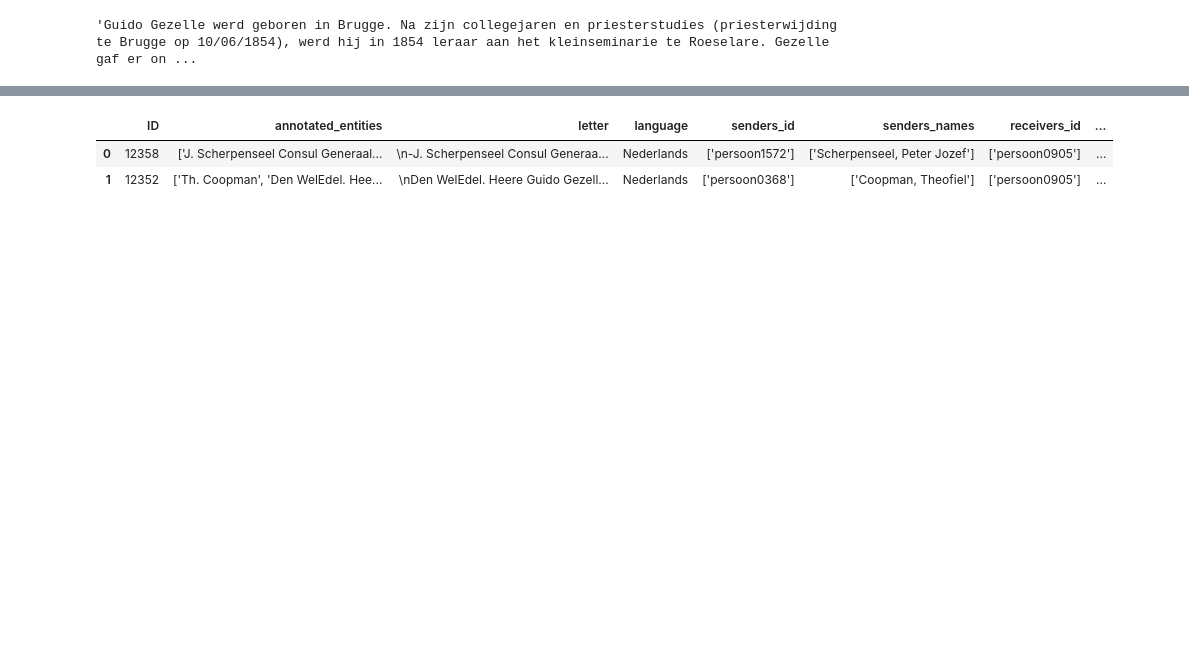
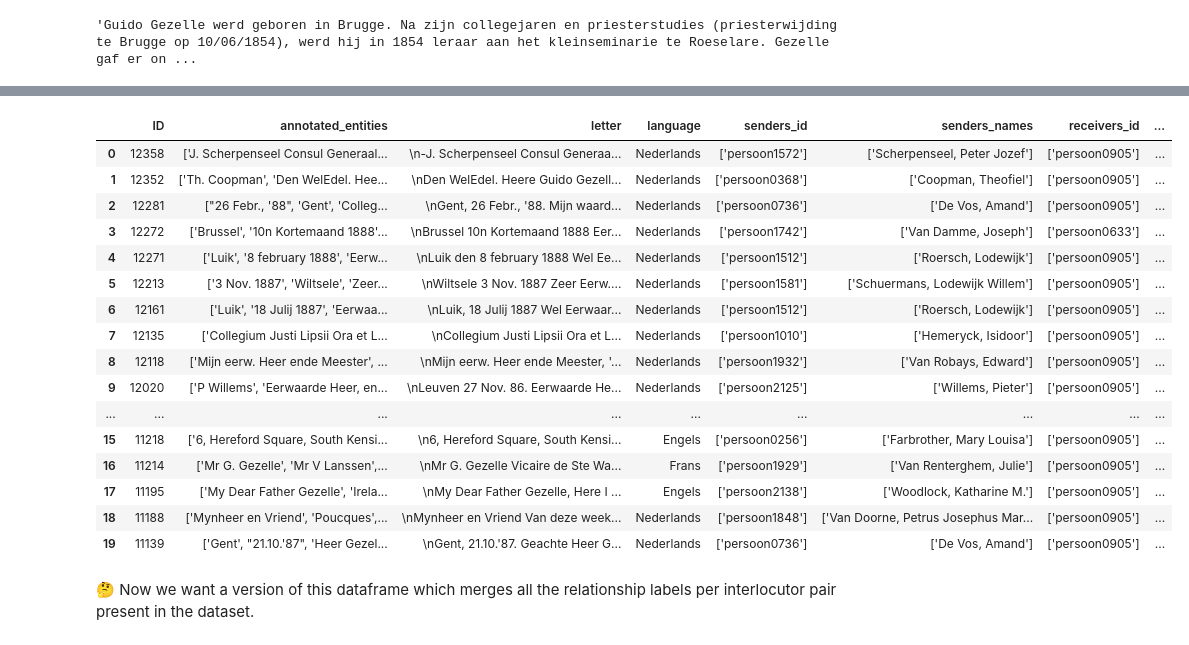
Before and after one commit to GhentCDH/CLSinfra, a Jupyter notebook: Notebooks/REX_with_RAG.ipynb, the cells around one changed output, grey strips where cells are left out. Cells and saved outputs as stored; diff of their text form; code cells hidden in the pictures; blank space fills up the shorter version.

```diff
--- a/Notebooks/REX_with_RAG.ipynb
+++ b/Notebooks/REX_with_RAG.ipynb
@@ -182,7 +196,7 @@ chroma_client = chromadb.Client()
 # %%
 # we want our data to be stored locally
 client = chromadb.PersistentClient(
-    path="/content/vdb/"
+    path="/content/vdb_Gezelle/"
     )
 # %%
 openai_ef = embedding_functions.OpenAIEmbeddingFunction(
@@ -263,4 +316,4 @@ In this section, we'll launch a prompt to gpt-4o to extract relationships from a
 # %%
 #load in collection using Chroma
-x = client.get_collection(name="Gezelle_vdb", embedding_function=openai_ef)
+collection = client.get_collection(name="Gezelle_vdb", embedding_function=openai_ef)
 # %%
@@ -450,4 +494,38 @@ class LetterRelationshipExtractor:
         df['relationships'] = relationships
         df['explanations'] = explanations
         df['extracted_metadata'] = extracted_metadatas
+
         return df
+
+
+    def merge_relationships_by_pair(self, df, sender_col, receiver_col):
+        """
+        Merges relationship labels for rows with the same sender-receiver pair.
+
+        :param df: The dataframe containing letters and relationships.
+        :param sender_col: Column name for the sender's name.
+        :param receiver_col: Column name for the receiver's name.
+        :return: A new dataframe with merged relationships for the same sender-receiver pairs.
+        """
+        # Group by sender-receiver pairs and concatenate relationship labels
+        df['sender_receiver_pair'] = df.apply(lambda row: (row[sender_col], row[receiver_col]), axis=1)
+
+        merged_df = (
+            df.groupby('sender_receiver_pair')
+            .agg({
+                'relationships': lambda x: list(set(rel for sublist in x for rel in sublist)),
+                'explanations': lambda x: list(set(exp for sublist in x for exp in sublist)),
+                'extracted_metadata': lambda x: list(set(exp for sublist in x for exp in sublist)),
+                'relationship_labels': 'first',
+                'senders_id': 'first',
+                'receivers_id': 'first'
+            })
+            .assign(letter_count=lambda x: x.index.map(lambda pair: df['sender_receiver_pair'].tolist().count(pair)))
+            .reset_index()
+        )
+
+        # Split sender and receiver back into separate columns
+        merged_df[['sender', 'receiver']] = pd.DataFrame(merged_df['sender_receiver_pair'].tolist(), index=merged_df.index)
+        merged_df.drop(columns=['sender_receiver_pair'], inplace=True)
+
+        return merged_df
@@ -480,6 +563,22 @@ test_df = extractor.process_dataframe(letters_sub, "letter", "senders_names", "r
-# %%
-test_df
-# %% [output]
-|  | ID | annotated_entities | letter | language | senders_id | senders_names | receivers_id | ... |
-| 0 | 12358 | ['J. Scherpenseel Consul Generaal... | \n-J. Scherpenseel Consul Generaa... | Nederlands | ['persoon1572'] | ['Scherpenseel, Peter Jozef'] | ['persoon0905'] | ... |
-| 1 | 12352 | ['Th. Coopman', 'Den WelEdel. Hee... | \nDen WelEdel. Heere Guido Gezell... | Nederlands | ['persoon0368'] | ['Coopman, Theofiel'] | ['persoon0905'] | ... |
+# %%
+results_df
+# %% [output]
+|  | ID | annotated_entities | letter | language | senders_id | senders_names | receivers_id | ... |
+| 0 | 12358 | ['J. Scherpenseel Consul Generaal... | \n-J. Scherpenseel Consul Generaa... | Nederlands | ['persoon1572'] | ['Scherpenseel, Peter Jozef'] | ['persoon0905'] | ... |
+| 1 | 12352 | ['Th. Coopman', 'Den WelEdel. Hee... | \nDen WelEdel. Heere Guido Gezell... | Nederlands | ['persoon0368'] | ['Coopman, Theofiel'] | ['persoon0905'] | ... |
+| 2 | 12281 | ["26 Febr., '88", 'Gent', 'Colleg... | \nGent, 26 Febr., '88. Mijn waard... | Nederlands | ['persoon0736'] | ['De Vos, Amand'] | ['persoon0905'] | ... |
+| 3 | 12272 | ['Brussel', '10n Kortemaand 1888'... | \nBrussel 10n Kortemaand 1888 Eer... | Nederlands | ['persoon1742'] | ['Van Damme, Joseph'] | ['persoon0633'] | ... |
+| 4 | 12271 | ['Luik', '8 february 1888', 'Eerw... | \nLuik den 8 february 1888 Wel Ee... | Nederlands | ['persoon1512'] | ['Roersch, Lodewijk'] | ['persoon0905'] | ... |
+| 5 | 12213 | ['3 Nov. 1887', 'Wiltsele', 'Zeer... | \nWiltsele 3 Nov. 1887 Zeer Eerw.... | Nederlands | ['persoon1581'] | ['Schuermans, Lodewijk Willem'] | ['persoon0905'] | ... |
+| 6 | 12161 | ['Luik', '18 Julij 1887', 'Eerwaa... | \nLuik, 18 Julij 1887 Wel Eerwaar... | Nederlands | ['persoon1512'] | ['Roersch, Lodewijk'] | ['persoon0905'] | ... |
+| 7 | 12135 | ['Collegium Justi Lipsii Ora et L... | \nCollegium Justi Lipsii Ora et L... | Nederlands | ['persoon1010'] | ['Hemeryck, Isidoor'] | ['persoon0905'] | ... |
+| 8 | 12118 | ['Mijn eerw. Heer ende Meester', ... | \nMijn eerw. Heer ende Meester, '... | Nederlands | ['persoon1932'] | ['Van Robays, Edward'] | ['persoon0905'] | ... |
+| 9 | 12020 | ['P Willems', 'Eerwaarde Heer, en... | \nLeuven 27 Nov. 86. Eerwaarde He... | Nederlands | ['persoon2125'] | ['Willems, Pieter'] | ['persoon0905'] | ... |
+| ... | ... | ... | ... | ... | ... | ... | ... | ... |
+| 15 | 11218 | ['6, Hereford Square, South Kensi... | \n6, Hereford Square, South Kensi... | Engels | ['persoon0256'] | ['Farbrother, Mary Louisa'] | ['persoon0905'] | ... |
+| 16 | 11214 | ['Mr G. Gezelle', 'Mr V Lanssen',... | \nMr G. Gezelle Vicaire de Ste Wa... | Frans | ['persoon1929'] | ['Van Renterghem, Julie'] | ['persoon0905'] | ... |
+| 17 | 11195 | ['My Dear Father Gezelle', 'Irela... | \nMy Dear Father Gezelle, Here I ... | Engels | ['persoon2138'] | ['Woodlock, Katharine M.'] | ['persoon0905'] | ... |
+| 18 | 11188 | ['Mynheer en Vriend', 'Poucques',... | \nMynheer en Vriend Van deze week... | Nederlands | ['persoon1848'] | ['Van Doorne, Petrus Josephus Mar... | ['persoon0905'] | ... |
+| 19 | 11139 | ['Gent', "21.10.'87", 'Heer Gezel... | \nGent, 21.10.'87. Geachte Heer G... | Nederlands | ['persoon0736'] | ['De Vos, Amand'] | ['persoon0905'] | ... |
+# %% [markdown]
+🤔 Now we want a version of this dataframe which merges all the relationship labels per interlocutor pair present in the dataset.
```
Also changed, not shown: parts of 46 cells of this notebook.
